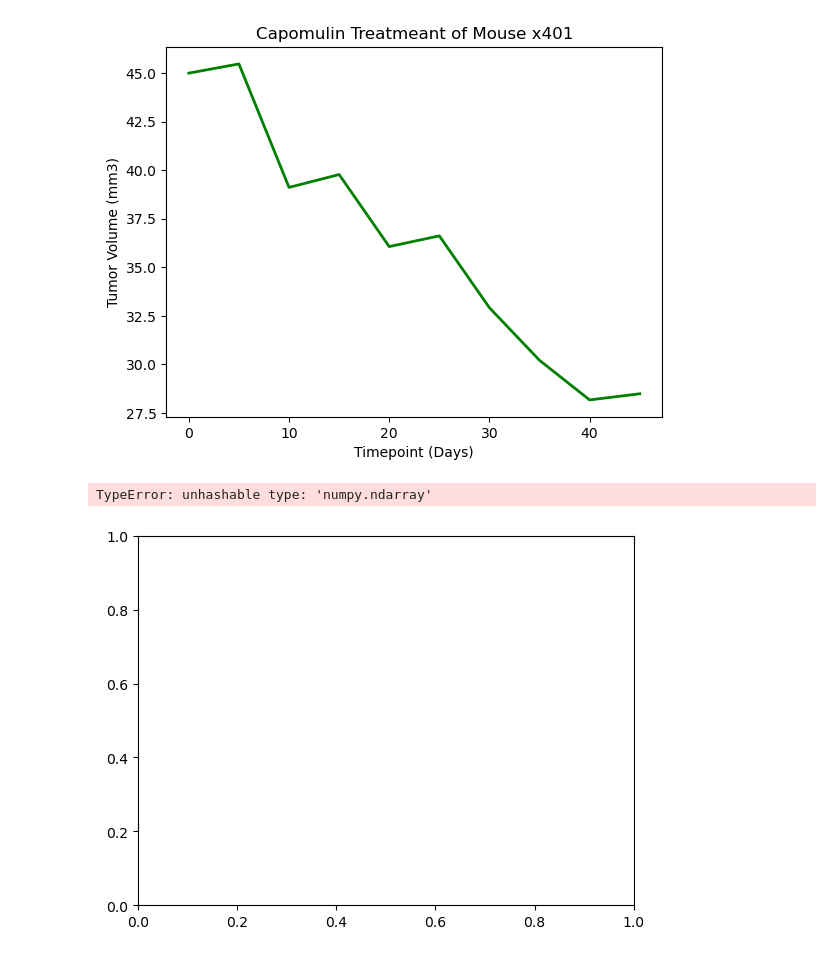
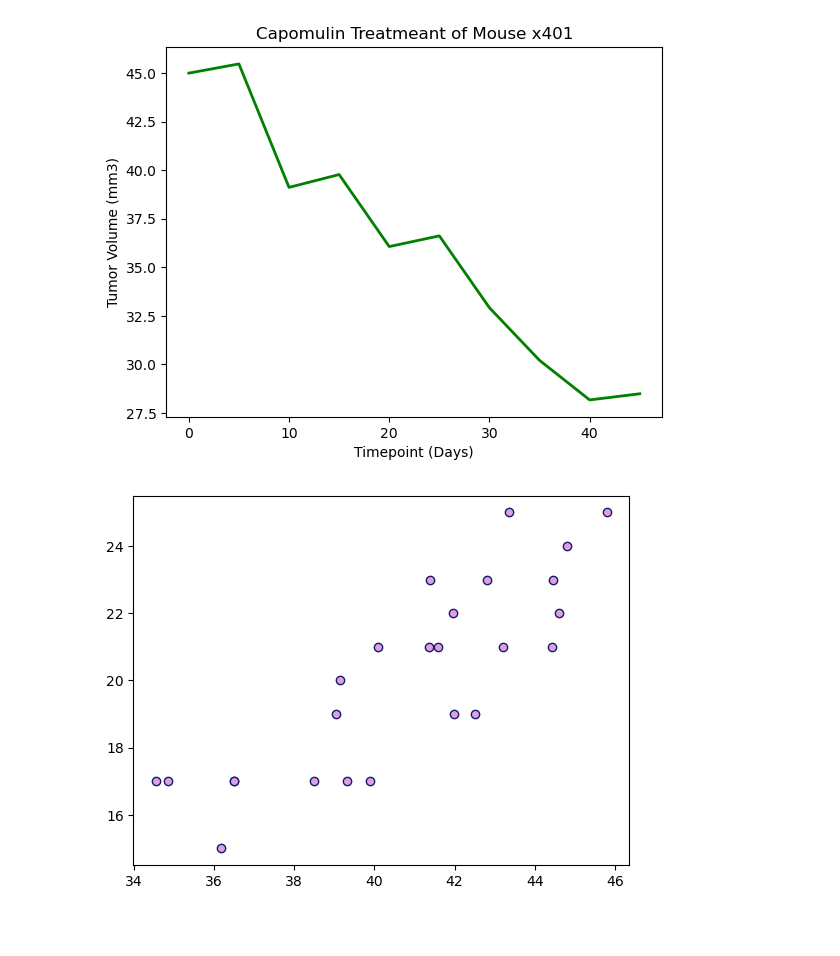
Before and after one commit to ASPigman/matplotlib_challenge, a Jupyter notebook: Pymaceuticals/pymaceuticals.ipynb, the cells around one changed output. Drawn from its saved outputs; the diff is of its cells as text; code cells hidden in the pictures; blank space fills up the shorter version.

Commit message:
Completion of the scatter plot block.

```diff
--- a/Pymaceuticals/pymaceuticals.ipynb
+++ b/Pymaceuticals/pymaceuticals.ipynb
@@ -283,19 +283,18 @@ plt.show()
 # %%
 # Generate a scatter plot of mouse weight vs. the average observed tumor volume for the entire Capomulin regimen
 
 # create dataframe using .loc() to filter for Capomulin treatment
-mouse_cap_df = mouse_study_cleaned.loc[mouse_study_cleaned["Drug Regimen"] == "Capomulin",:]
+mouse_cap_df = mouse_study_cleaned.loc[mouse_study_cleaned["Drug Regimen"] == "Capomulin"]
 
-avg_tumor = mouse_cap_df.groupby(["Mouse ID"])
-avg_tumor2 = avg_tumor["Tumor Volume (mm3)"].mean()
+x_values = mouse_cap_df.groupby(["Mouse ID"])["Tumor Volume (mm3)"].mean()
+y_values = mouse_cap_df.groupby(["Mouse ID"])["Weight (g)"].mean()
 
-plt.scatter(avg_tumor["Weight (g)"], avg_tumor2)
+plt.scatter(x_values, y_values, color="plum", edgecolors="midnightblue")
 #plt.xlabel("Weight (g)")
 #plt.ylabel("Average Tumor Volume (mm3)")
 plt.show()
 # %% [output]
-TypeError: unhashable type: 'numpy.ndarray'
-[figure, old version]
+[figure, new version]
 # %%
 # Calculate the correlation coefficient and a linear regression model
 # for mouse weight and average observed tumor volume for the entire Capomulin regimen
```
